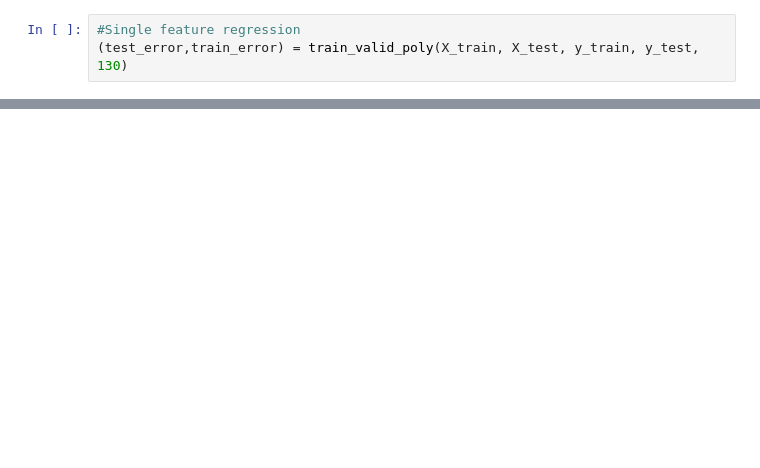
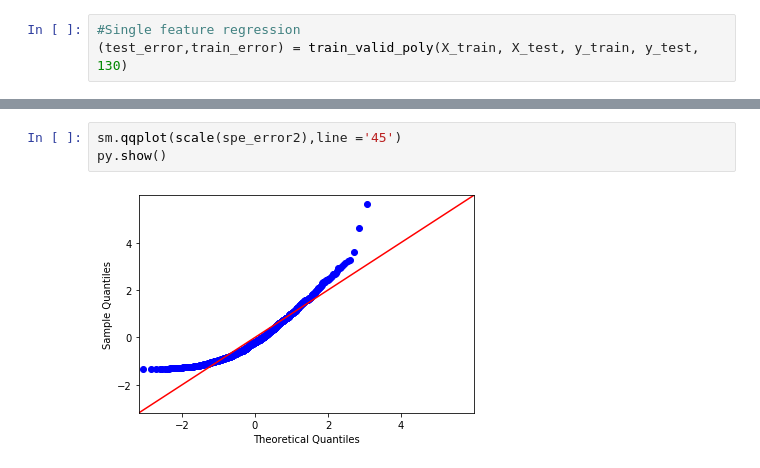
Before and after one commit to superp0tat0/Algorithms, a Jupyter notebook: Tradeoff_New/tradeoff.ipynb, the cells around one changed output, grey strips where cells are left out. Drawn from its saved outputs; the diff is of its cells as text; blank space fills up the shorter version.

```diff
--- a/Tradeoff_New/tradeoff.ipynb
+++ b/Tradeoff_New/tradeoff.ipynb
@@ -124,0 +137,5 @@ print(test_error[11]) #minimum before peak
+# %%
+sm.qqplot(scale(spe_error2),line ='45')
+py.show()
+# %% [output]
+[figure, added]
```
Also changed, not shown: parts of 9 cells of this notebook, 4 other files.
